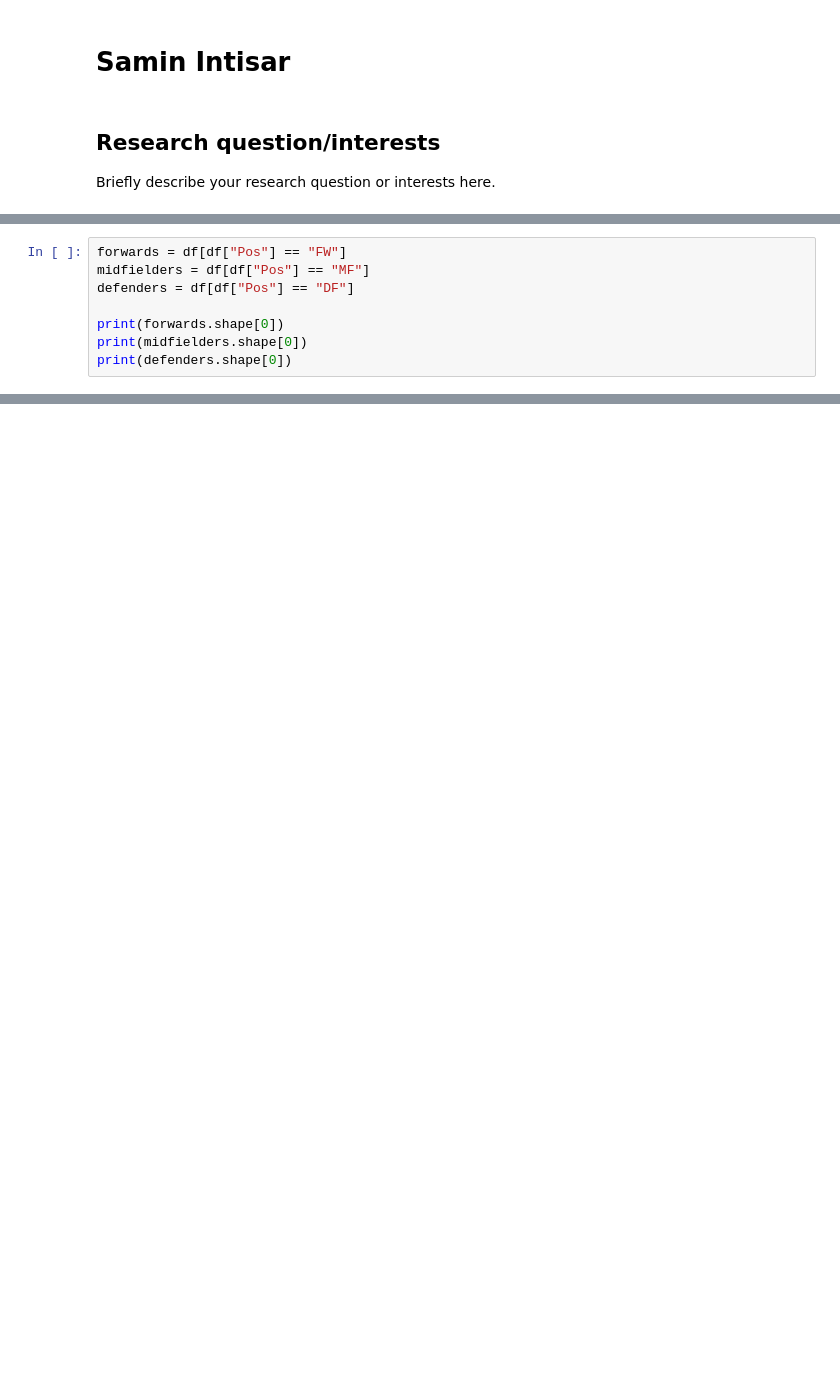
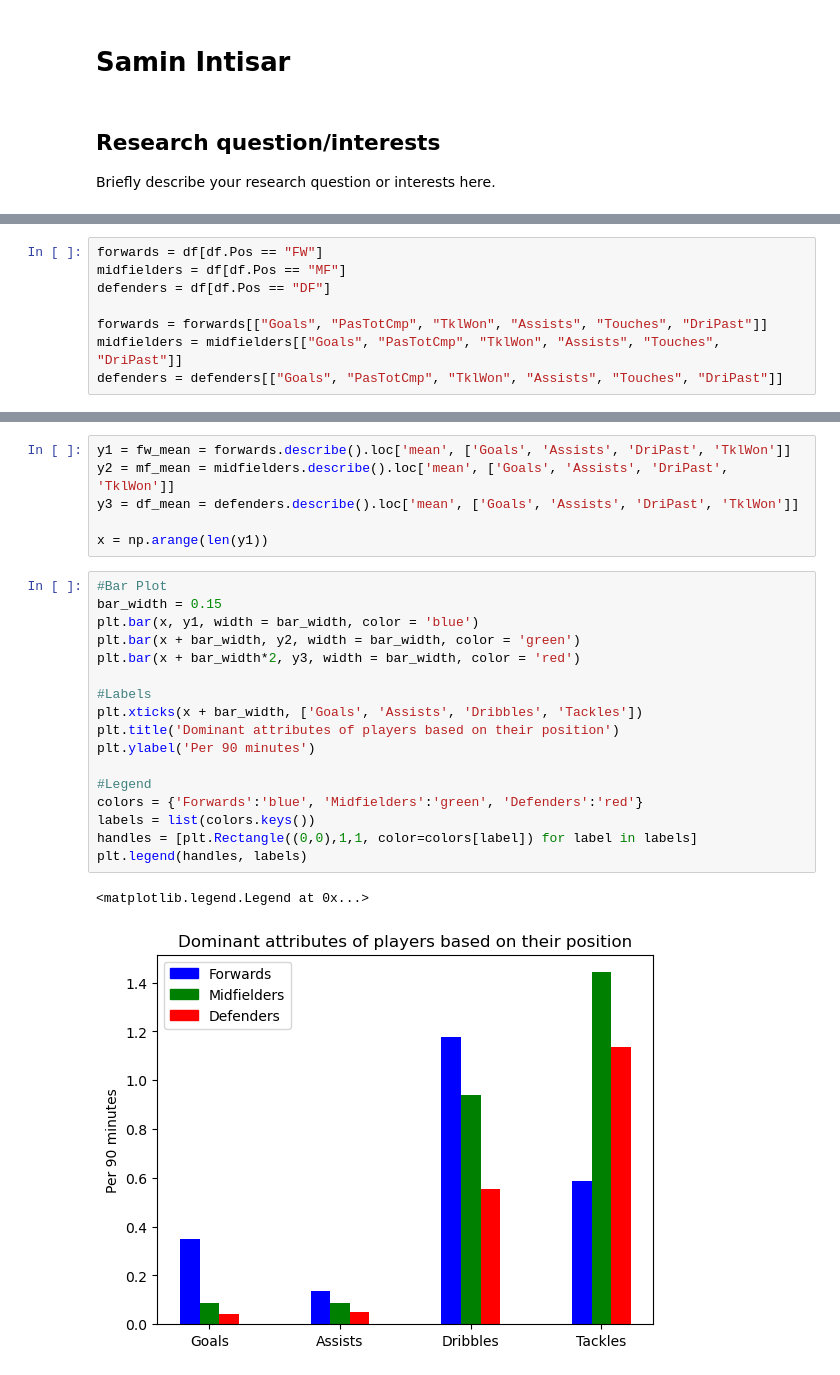
Before and after one commit to ubco-W2022T1-cosc301/project-group-25, a Jupyter notebook: notebooks/analysis1.ipynb, the cells around one changed output, grey strips where cells are left out. Drawn from its saved outputs; the diff is of its cells as text; blank space fills up the shorter version.

```diff
--- a/notebooks/analysis1.ipynb
+++ b/notebooks/analysis1.ipynb
@@ -42,8 +45,8 @@ Index(['Rk', 'Player', 'Nation', 'Pos', 'Squad', 'Comp', 'Age', 'Born', 'MP',
 # %%
-forwards = df[df["Pos"] == "FW"]
-midfielders = df[df["Pos"] == "MF"]
-defenders = df[df["Pos"] == "DF"]
+forwards = df[df.Pos == "FW"]
+midfielders = df[df.Pos == "MF"]
+defenders = df[df.Pos == "DF"]
 
-print(forwards.shape[0])
-print(midfielders.shape[0])
-print(defenders.shape[0])
+forwards = forwards[["Goals", "PasTotCmp", "TklWon", "Assists", "Touches", "DriPast"]]
+midfielders = midfielders[["Goals", "PasTotCmp", "TklWon", "Assists", "Touches", "DriPast"]]
+defenders = defenders[["Goals", "PasTotCmp", "TklWon", "Assists", "Touches", "DriPast"]]
@@ -63,0 +89,26 @@ sns.heatmap(corelation,
+# %%
+y1 = fw_mean = forwards.describe().loc['mean', ['Goals', 'Assists', 'DriPast', 'TklWon']]
+y2 = mf_mean = midfielders.describe().loc['mean', ['Goals', 'Assists', 'DriPast', 'TklWon']]
+y3 = df_mean = defenders.describe().loc['mean', ['Goals', 'Assists', 'DriPast', 'TklWon']]
+
+x = np.arange(len(y1))
+# %%
+#Bar Plot
+bar_width = 0.15
+plt.bar(x, y1, width = bar_width, color = 'blue')
+plt.bar(x + bar_width, y2, width = bar_width, color = 'green')
+plt.bar(x + bar_width*2, y3, width = bar_width, color = 'red')
+
+#Labels
+plt.xticks(x + bar_width, ['Goals', 'Assists', 'Dribbles', 'Tackles'])
+plt.title('Dominant attributes of players based on their position')
+plt.ylabel('Per 90 minutes')
+
+#Legend
+colors = {'Forwards':'blue', 'Midfielders':'green', 'Defenders':'red'}
+labels = list(colors.keys())
+handles = [plt.Rectangle((0,0),1,1, color=colors[label]) for label in labels]
+plt.legend(handles, labels)
+# %% [output]
+<matplotlib.legend.Legend at 0x...>
+[figure, added]
```
Also changed, not shown: parts of 11 cells of this notebook.
